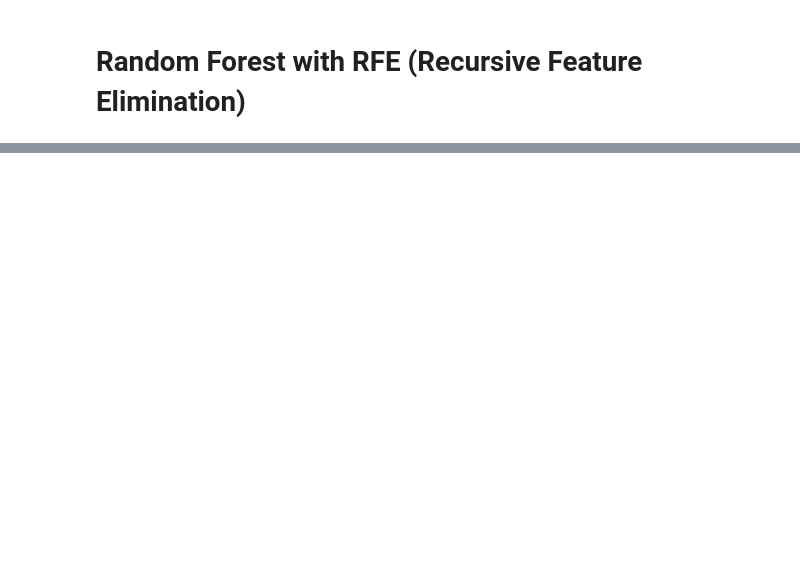
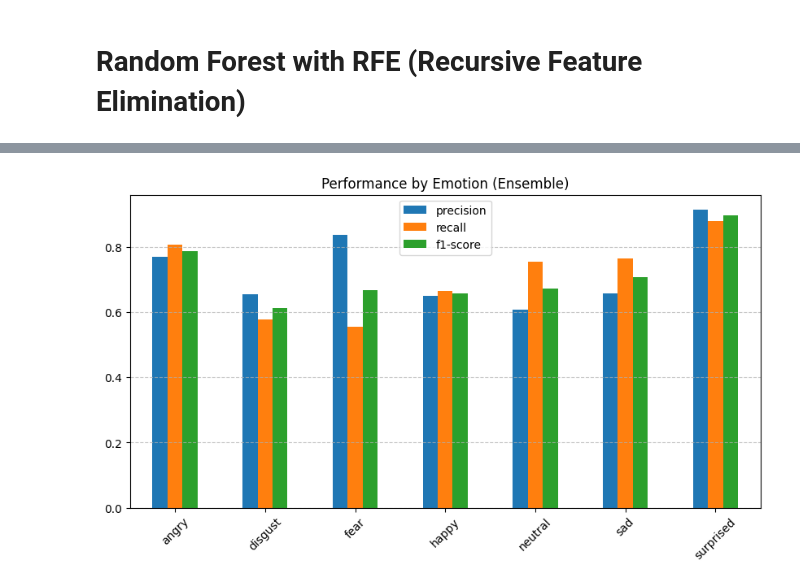
Before and after one commit to P202U/Voice-Emotion-Recognition, a Jupyter notebook: Emotion_recognition.ipynb, the cells around one changed output, grey strips where cells are left out. Saved outputs shown, nothing was run; the diff lists cells and outputs as text; code cells hidden in the pictures; blank space fills up the shorter version.

```diff
--- a/Emotion_recognition.ipynb
+++ b/Emotion_recognition.ipynb
@@ -438,0 +550,8 @@ plt.show()
+# %%
+cnn_probs_cleaned = cnn_probs[:, :7]
+
+final_probs = (rf_probs * 0.7) + (cnn_probs_cleaned * 0.3)
+ensemble_preds = np.argmax(final_probs, axis=1)
+
+print("--- Ensemble Classification Report ---")
+print(classification_report(y_test, ensemble_preds, target_names=lb.classes_))
@@ -438,0 +573,11 @@ plt.show()
+# %%
+report = classification_report(y_test, ensemble_preds, target_names=lb.classes_, output_dict=True)
+df_report = pd.DataFrame(report).iloc[:-1, :7].T
+
+df_report[['precision', 'recall', 'f1-score']].plot(kind='bar', figsize=(10, 5))
+plt.title('Performance by Emotion (Ensemble)')
+plt.xticks(rotation=45)
+plt.grid(axis='y', linestyle='--', alpha=0.7)
+plt.show()
+# %% [output]
+[figure, added]
```
Also changed, not shown: parts of 13 cells of this notebook.
